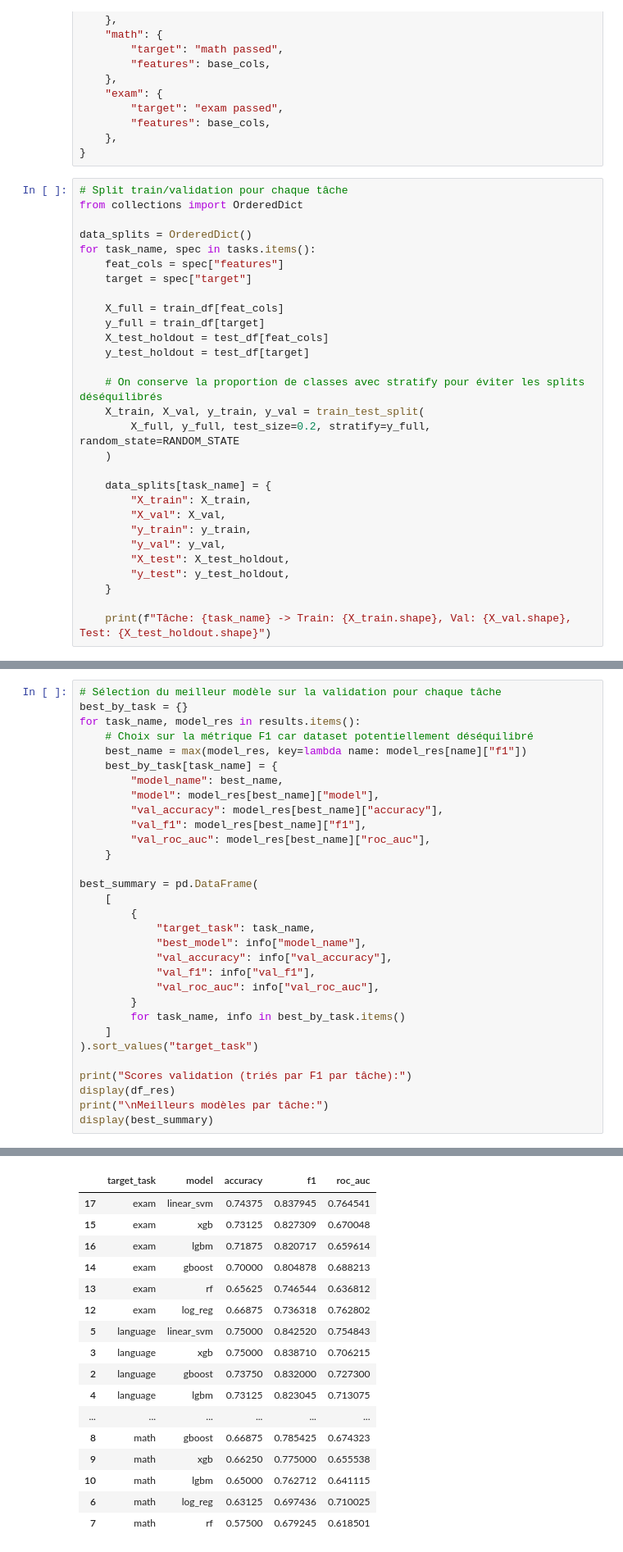
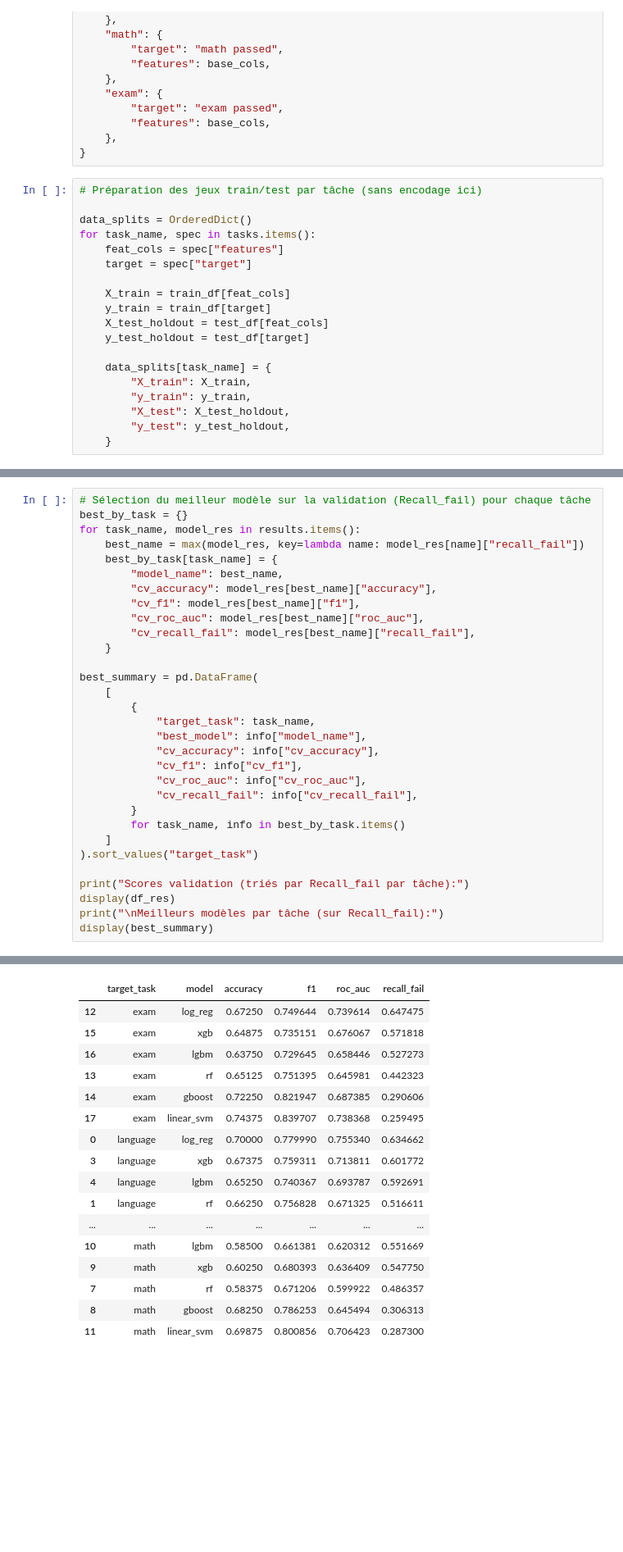
Before and after one commit to Dorsumsellae/Programmation-avancee-Projet-d-examen-Students-Performance-in-Exams, a Jupyter notebook: notebooks/04b_modeling_by_classification.ipynb, the cells around one changed output, grey strips where cells are left out. Shown at 82% size. Drawn from its saved outputs; the diff is of its cells as text; blank space fills up the shorter version.

```diff
--- a/notebooks/04b_modeling_by_classification.ipynb
+++ b/notebooks/04b_modeling_by_classification.ipynb
@@ -75,31 +83,21 @@ tasks = {
     },
 }
 # %%
-# Split train/validation pour chaque tâche
-from collections import OrderedDict
+# Préparation des jeux train/test par tâche (sans encodage ici)
 
 data_splits = OrderedDict()
 for task_name, spec in tasks.items():
     feat_cols = spec["features"]
     target = spec["target"]
 
-    X_full = train_df[feat_cols]
-    y_full = train_df[target]
+    X_train = train_df[feat_cols]
+    y_train = train_df[target]
     X_test_holdout = test_df[feat_cols]
     y_test_holdout = test_df[target]
 
-    # On conserve la proportion de classes avec stratify pour éviter les splits déséquilibrés
-    X_train, X_val, y_train, y_val = train_test_split(
-        X_full, y_full, test_size=0.2, stratify=y_full, random_state=RANDOM_STATE
-    )
-
     data_splits[task_name] = {
         "X_train": X_train,
-        "X_val": X_val,
         "y_train": y_train,
-        "y_val": y_val,
         "X_test": X_test_holdout,
         "y_test": y_test_holdout,
     }
-
-    print(f"Tâche: {task_name} -> Train: {X_train.shape}, Val: {X_val.shape}, Test: {X_test_holdout.shape}")
@@ -232,15 +261,14 @@ And if memory is not enough, you can set `force_col_wise=true`.
 # %%
-# Sélection du meilleur modèle sur la validation pour chaque tâche
+# Sélection du meilleur modèle sur la validation (Recall_fail) pour chaque tâche
 best_by_task = {}
 for task_name, model_res in results.items():
-    # Choix sur la métrique F1 car dataset potentiellement déséquilibré
-    best_name = max(model_res, key=lambda name: model_res[name]["f1"])
+    best_name = max(model_res, key=lambda name: model_res[name]["recall_fail"])
     best_by_task[task_name] = {
         "model_name": best_name,
-        "model": model_res[best_name]["model"],
-        "val_accuracy": model_res[best_name]["accuracy"],
-        "val_f1": model_res[best_name]["f1"],
-        "val_roc_auc": model_res[best_name]["roc_auc"],
+        "cv_accuracy": model_res[best_name]["accuracy"],
+        "cv_f1": model_res[best_name]["f1"],
+        "cv_roc_auc": model_res[best_name]["roc_auc"],
+        "cv_recall_fail": model_res[best_name]["recall_fail"],
     }
 
 best_summary = pd.DataFrame(
@@ -248,16 +276,17 @@ best_summary = pd.DataFrame(
         {
             "target_task": task_name,
             "best_model": info["model_name"],
-            "val_accuracy": info["val_accuracy"],
-            "val_f1": info["val_f1"],
-            "val_roc_auc": info["val_roc_auc"],
+            "cv_accuracy": info["cv_accuracy"],
+            "cv_f1": info["cv_f1"],
+            "cv_roc_auc": info["cv_roc_auc"],
+            "cv_recall_fail": info["cv_recall_fail"],
         }
         for task_name, info in best_by_task.items()
     ]
 ).sort_values("target_task")
 
-print("Scores validation (triés par F1 par tâche):")
+print("Scores validation (triés par Recall_fail par tâche):")
 display(df_res)
-print("\nMeilleurs modèles par tâche:")
+print("\nMeilleurs modèles par tâche (sur Recall_fail):")
 display(best_summary)
 # %% [output]
@@ -265,17 +294,17 @@ Scores validation (triés par F1 par tâche):
-|  | target_task | model | accuracy | f1 | roc_auc |
-| 17 | exam | linear_svm | 0.74375 | 0.837945 | 0.764541 |
-| 15 | exam | xgb | 0.73125 | 0.827309 | 0.670048 |
-| 16 | exam | lgbm | 0.71875 | 0.820717 | 0.659614 |
-| 14 | exam | gboost | 0.70000 | 0.804878 | 0.688213 |
-| 13 | exam | rf | 0.65625 | 0.746544 | 0.636812 |
-| 12 | exam | log_reg | 0.66875 | 0.736318 | 0.762802 |
-| 5 | language | linear_svm | 0.75000 | 0.842520 | 0.754843 |
-| 3 | language | xgb | 0.75000 | 0.838710 | 0.706215 |
-| 2 | language | gboost | 0.73750 | 0.832000 | 0.727300 |
-| 4 | language | lgbm | 0.73125 | 0.823045 | 0.713075 |
-| ... | ... | ... | ... | ... | ... |
-| 8 | math | gboost | 0.66875 | 0.785425 | 0.674323 |
-| 9 | math | xgb | 0.66250 | 0.775000 | 0.655538 |
-| 10 | math | lgbm | 0.65000 | 0.762712 | 0.641115 |
-| 6 | math | log_reg | 0.63125 | 0.697436 | 0.710025 |
-| 7 | math | rf | 0.57500 | 0.679245 | 0.618501 |
+|  | target_task | model | accuracy | f1 | roc_auc | recall_fail |
+| 12 | exam | log_reg | 0.67250 | 0.749644 | 0.739614 | 0.647475 |
+| 15 | exam | xgb | 0.64875 | 0.735151 | 0.676067 | 0.571818 |
+| 16 | exam | lgbm | 0.63750 | 0.729645 | 0.658446 | 0.527273 |
+| 13 | exam | rf | 0.65125 | 0.751395 | 0.645981 | 0.442323 |
+| 14 | exam | gboost | 0.72250 | 0.821947 | 0.687385 | 0.290606 |
+| 17 | exam | linear_svm | 0.74375 | 0.839707 | 0.738368 | 0.259495 |
+| 0 | language | log_reg | 0.70000 | 0.779990 | 0.755340 | 0.634662 |
+| 3 | language | xgb | 0.67375 | 0.759311 | 0.713811 | 0.601772 |
+| 4 | language | lgbm | 0.65250 | 0.740367 | 0.693787 | 0.592691 |
+| 1 | language | rf | 0.66250 | 0.756828 | 0.671325 | 0.516611 |
+| ... | ... | ... | ... | ... | ... | ... |
+| 10 | math | lgbm | 0.58500 | 0.661381 | 0.620312 | 0.551669 |
+| 9 | math | xgb | 0.60250 | 0.680393 | 0.636409 | 0.547750 |
+| 7 | math | rf | 0.58375 | 0.671206 | 0.599922 | 0.486357 |
+| 8 | math | gboost | 0.68250 | 0.786253 | 0.645494 | 0.306313 |
+| 11 | math | linear_svm | 0.69875 | 0.800856 | 0.706423 | 0.287300 |
```
Also changed, not shown: parts of 14 cells of this notebook.
